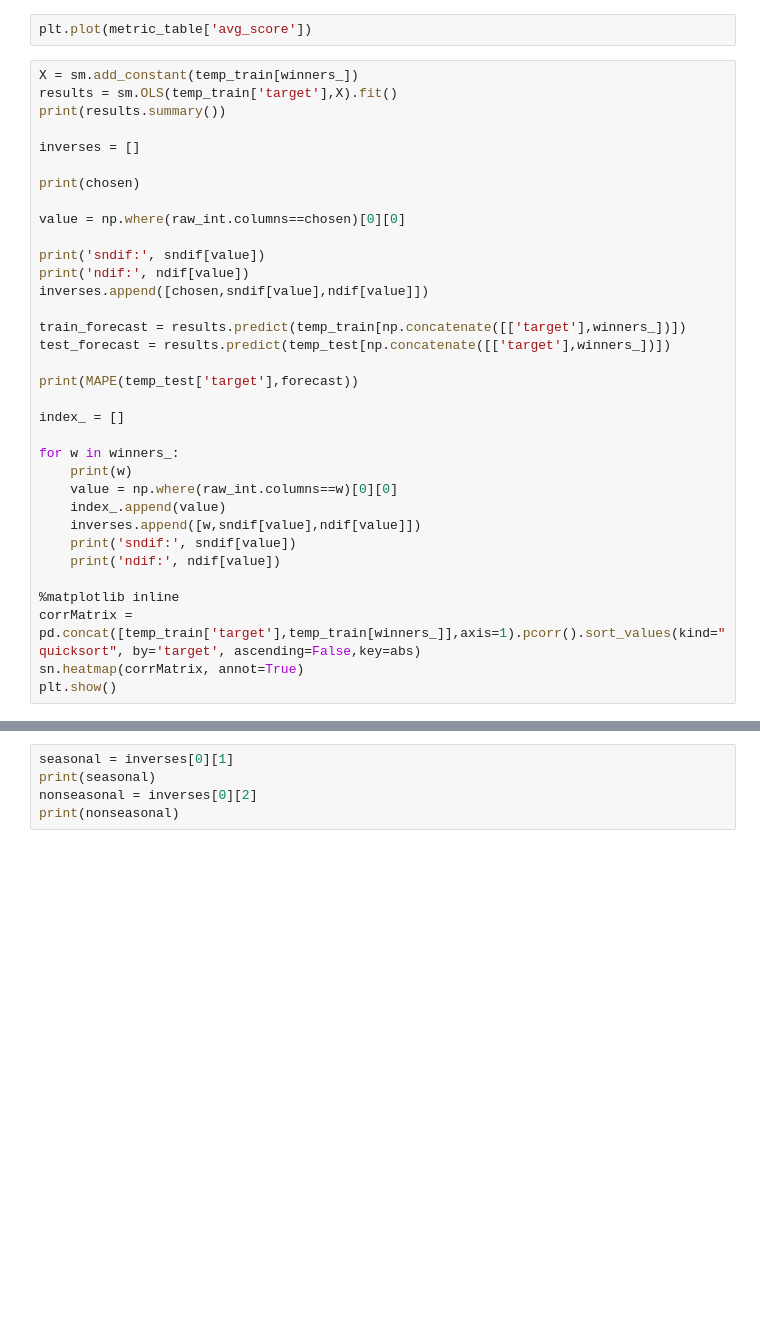
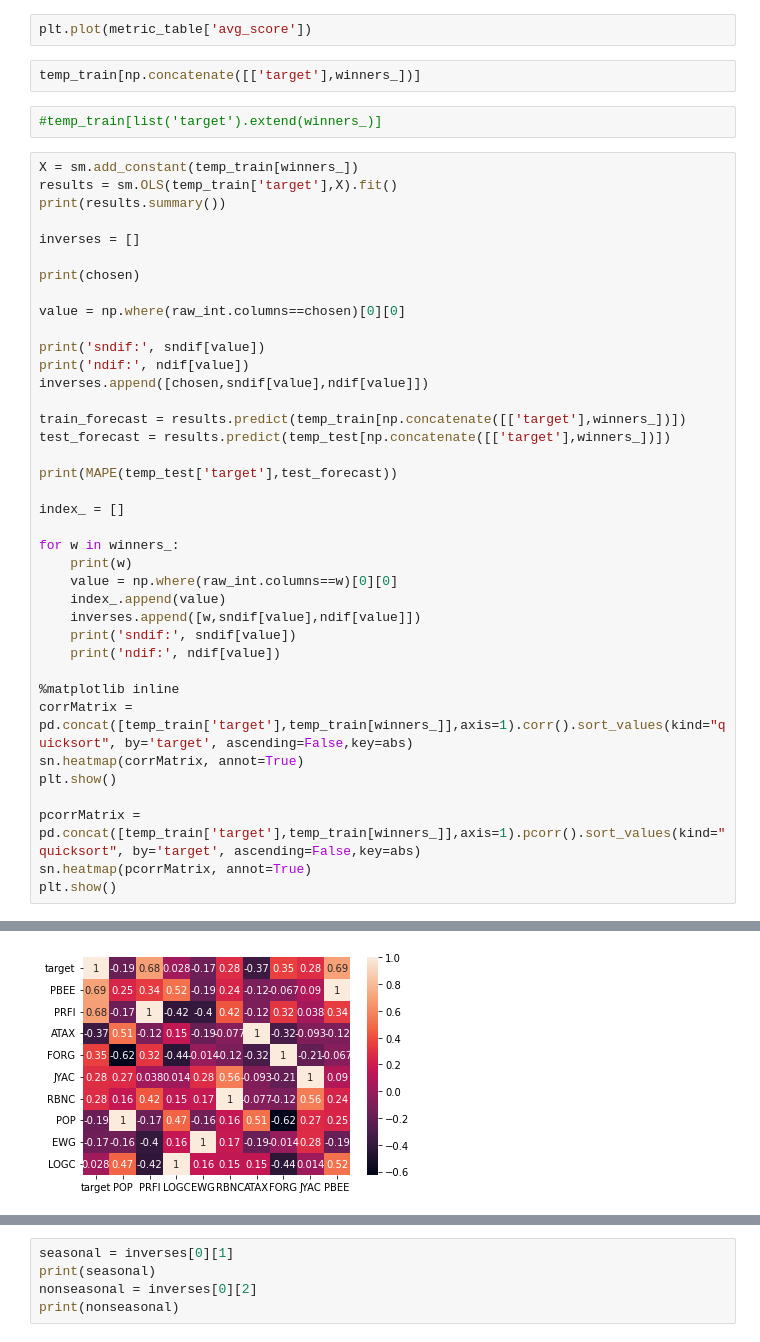
Before and after one commit to thistleknot/py_sock_par, a Jupyter notebook: Fred Analysis.ipynb, the cells around one changed output, grey strips where cells are left out. Cells and saved outputs as stored; diff of their text form; blank space fills up the shorter version.

```diff
--- a/Fred Analysis.ipynb
+++ b/Fred Analysis.ipynb
@@ -812,5 +841,9 @@ metric_table.loc[metric_table['avg_score']<=np.std(abs(metric_table['avg_score']
 # %%
 plt.plot(metric_table['avg_score'])
+# %%
+temp_train[np.concatenate([['target'],winners_])]
+# %%
+#temp_train[list('target').extend(winners_)]
 # %%
 X = sm.add_constant(temp_train[winners_])
 results = sm.OLS(temp_train['target'],X).fit()
@@ -829,7 +862,7 @@ inverses.append([chosen,sndif[value],ndif[value]])
 train_forecast = results.predict(temp_train[np.concatenate([['target'],winners_])])
 test_forecast = results.predict(temp_test[np.concatenate([['target'],winners_])])
 
-print(MAPE(temp_test['target'],forecast))
+print(MAPE(temp_test['target'],test_forecast))
 
 index_ = []
 
@@ -842,6 +875,11 @@ for w in winners_:
     print('ndif:', ndif[value])
 
 %matplotlib inline
-corrMatrix = pd.concat([temp_train['target'],temp_train[winners_]],axis=1).pcorr().sort_values(kind="quicksort", by='target', ascending=False,key=abs)
+corrMatrix = pd.concat([temp_train['target'],temp_train[winners_]],axis=1).corr().sort_values(kind="quicksort", by='target', ascending=False,key=abs)
 sn.heatmap(corrMatrix, annot=True)
 plt.show()
+
+pcorrMatrix = pd.concat([temp_train['target'],temp_train[winners_]],axis=1).pcorr().sort_values(kind="quicksort", by='target', ascending=False,key=abs)
+sn.heatmap(pcorrMatrix, annot=True)
+plt.show()
+# %% [output]
@@ -847,0 +903 @@ plt.show()
+[figure, added]
```
Also changed, not shown: parts of 7 cells of this notebook.
